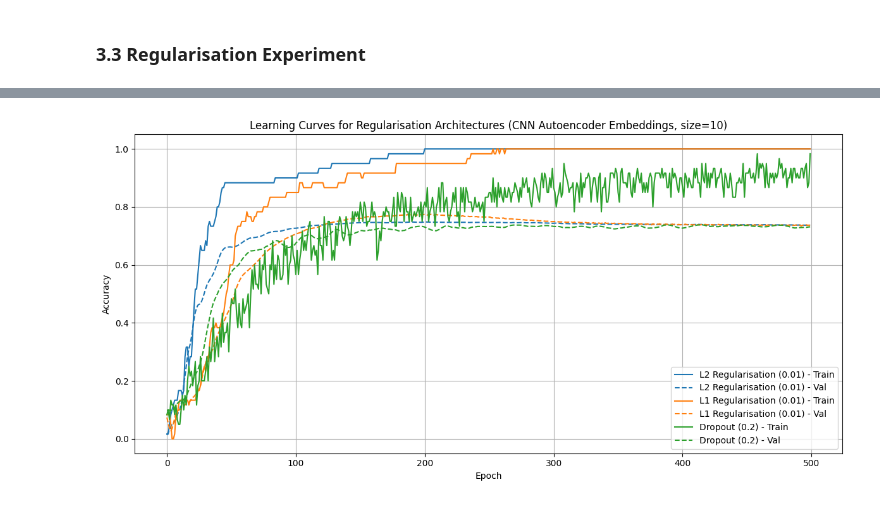
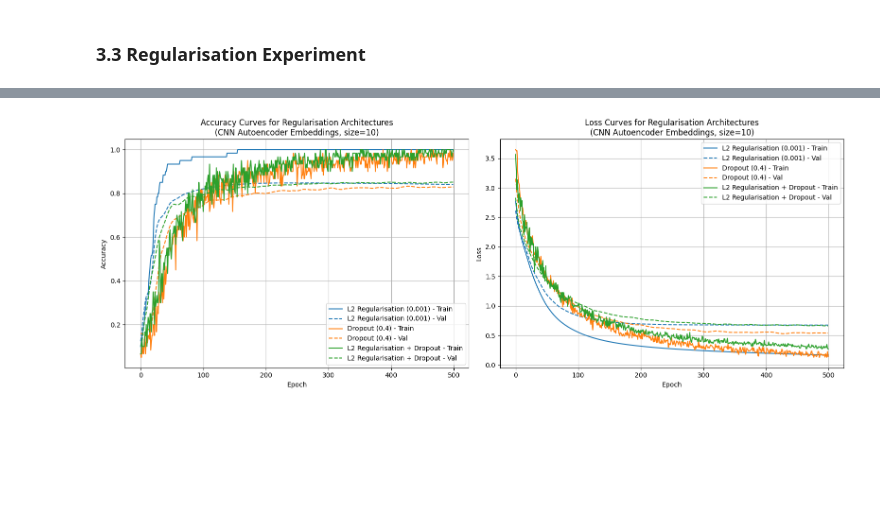
Before and after one commit to 1uoyuuu/COMP90086-CV, a Jupyter notebook: a3/Assignment3-2025.ipynb, the cells around one changed output, grey strips where cells are left out. Cells and saved outputs as stored; diff of their text form; code cells hidden in the pictures; blank space fills up the shorter version.

```diff
--- a/a3/Assignment3-2025.ipynb
+++ b/a3/Assignment3-2025.ipynb
@@ -957,7 +955,7 @@ For each architecture, we train the classifier on the embeddings and report the
 # --- Part 3, Experiment 2: Different Classifier Architectures using CNN Autoencoder ---
 
 # Get the trained encoder from the convolutional autoencoder from last experiment
-cnn_encoder = autoencoder_models["Convolutional_5x5"].layers[0]
+cnn_encoder = autoencoder_models["Convolutional_3x3"].layers[0]
 
 # Generate embeddings for training set using embedding size 10
 cnn_train_embeddings = cnn_encoder.predict(train_images, verbose=0)
@@ -1083,20 +1103,21 @@ In this experiment, we explore the impact of different regularisation techniques
 # Experiment: Testing Regularisation in Classifier Architectures
 
 regularisation_architectures = [
-    ("L2 Regularisation (0.01)", keras.Sequential([
+    ("L2 Regularisation (0.001)", keras.Sequential([
         layers.Input(shape=(embedding_size_p3,)),
         layers.Dense(128, activation='relu', kernel_regularizer=regularizers.l2(0.01)),
         layers.Dense(10, activation='softmax')
     ])),
-    ("L1 Regularisation (0.01)", keras.Sequential([
+    ("Dropout (0.4)", keras.Sequential([
         layers.Input(shape=(embedding_size_p3,)),
-        layers.Dense(128, activation='relu', kernel_regularizer=regularizers.l1(0.01)),
+        layers.Dense(128, activation='relu'),
+        layers.Dropout(0.4),
         layers.Dense(10, activation='softmax')
     ])),
-    ("Dropout (0.5)", keras.Sequential([
+        ("L2 Regularisation + Dropout", keras.Sequential([
         layers.Input(shape=(embedding_size_p3,)),
-        layers.Dense(128, activation='relu'),
-        layers.Dropout(0.5),
+        layers.Dense(128, activation='relu', kernel_regularizer=regularizers.l2(0.01)),
+        layers.Dropout(0.4),
         layers.Dense(10, activation='softmax')
     ])),
 ]
@@ -1121,7 +1142,7 @@ for clf_name, clf_model in regularisation_architectures:
     print(f"Final Validation Accuracy for '{clf_name}': {final_val_acc:.4f}")
 
 # --- Print Summary ---
-print("\n--- Part 3: Regularisation Experiment Results (using CNN Autoencoder) ---")
+print("\n--- Part 3: Regularisation Experiment Results (using CNN_3x3 Autoencoder and Wide MLP Classifier) ---")
 for clf_name, history in part3_reg_results.items():
     final_val_acc = history['val_accuracy'][-1]
     print(f"{clf_name}: {final_val_acc:.4f}")
@@ -1146,24 +1167,39 @@ Dropout (0.2): 0.7312
 # %%
 # Assign a unique color to each regularisation architecture for consistent coloring
 color_cycle = plt.rcParams['axes.prop_cycle'].by_key()['color']
 reg_names = list(part3_reg_results.keys())
 color_map = {name: color_cycle[i % len(color_cycle)] for i, name in enumerate(reg_names)}
 
-plt.figure(figsize=(12, 6))
+fig, axs = plt.subplots(1, 2, figsize=(16, 6))
+
+# Plot accuracy
 for reg_name, history in part3_reg_results.items():
     color = color_map[reg_name]
-    plt.plot(history['accuracy'], label=f"{reg_name} - Train", color=color)
-    plt.plot(history['val_accuracy'], linestyle='--', label=f"{reg_name} - Val", color=color)
+    axs[0].plot(history['accuracy'], label=f"{reg_name} - Train", color=color)
+    axs[0].plot(history['val_accuracy'], linestyle='--', label=f"{reg_name} - Val", color=color)
 
-plt.title("Learning Curves for Regularisation Architectures (CNN Autoencoder Embeddings, size=10)")
-plt.xlabel("Epoch")
-plt.ylabel("Accuracy")
-plt.legend()
-plt.grid(True)
+axs[0].set_title("Accuracy Curves for Regularisation Architectures\n(CNN Autoencoder Embeddings, size=10)")
+axs[0].set_xlabel("Epoch")
+axs[0].set_ylabel("Accuracy")
+axs[0].legend()
+axs[0].grid(True)
+
+# Plot loss
+for reg_name, history in part3_reg_results.items():
+    color = color_map[reg_name]
+    axs[1].plot(history['loss'], label=f"{reg_name} - Train", color=color)
+    axs[1].plot(history['val_loss'], linestyle='--', label=f"{reg_name} - Val", color=color)
+
+axs[1].set_title("Loss Curves for Regularisation Architectures\n(CNN Autoencoder Embeddings, size=10)")
+axs[1].set_xlabel("Epoch")
+axs[1].set_ylabel("Loss")
+axs[1].legend()
+axs[1].grid(True)
+
 plt.tight_layout()
 plt.show()
 # %% [output]
-[figure, old version]
+[figure, new version]
 # %%
 # --- Print Summary in Table ---
 print("\n--- Part 3: Regularisation Experiment Results (using CNN Autoencoder) ---")
```
Also changed, not shown: parts of 17 cells of this notebook, 3 other files.
